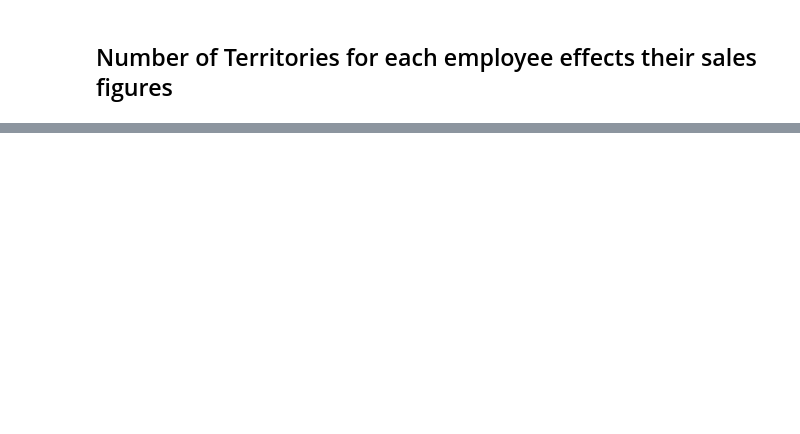
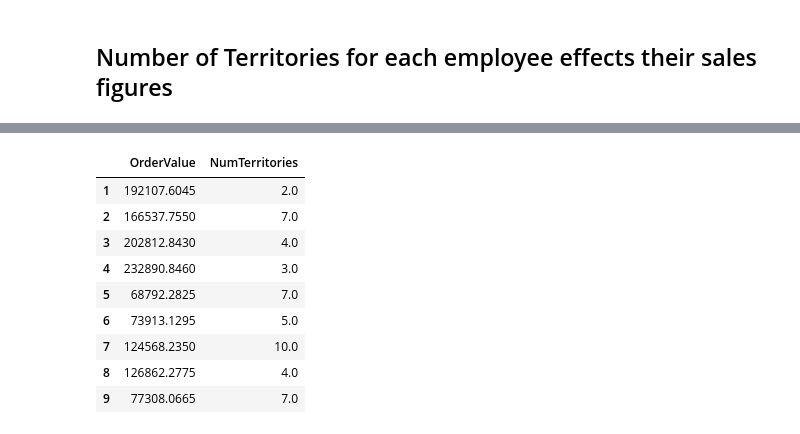
Before and after one commit to ktzioumis/Northwind-Traders, a Jupyter notebook: Project2.ipynb, the cells around one changed output, grey strips where cells are left out. Cells and saved outputs as stored; diff of their text form; code cells hidden in the pictures; blank space fills up the shorter version.

```diff
--- a/Project2.ipynb
+++ b/Project2.ipynb
@@ -603,0 +686,15 @@ ANOVA table for ordervalue and num territories of employee as linear and as clas
+# %%
+df3=pd.DataFrame([df2.groupby('EmployeeId')['OrderValue'].sum(),employee_territory.EmployeeId.value_counts()],index=['OrderValue','NumTerritories'])
+df3=df3.transpose()
+df3
+# %% [output]
+|  | OrderValue | NumTerritories |
+| 1 | 192107.6045 | 2.0 |
+| 2 | 166537.7550 | 7.0 |
+| 3 | 202812.8430 | 4.0 |
+| 4 | 232890.8460 | 3.0 |
+| 5 | 68792.2825 | 7.0 |
+| 6 | 73913.1295 | 5.0 |
+| 7 | 124568.2350 | 10.0 |
+| 8 | 126862.2775 | 4.0 |
+| 9 | 77308.0665 | 7.0 |
```
Also changed, not shown: parts of 34 cells of this notebook.
